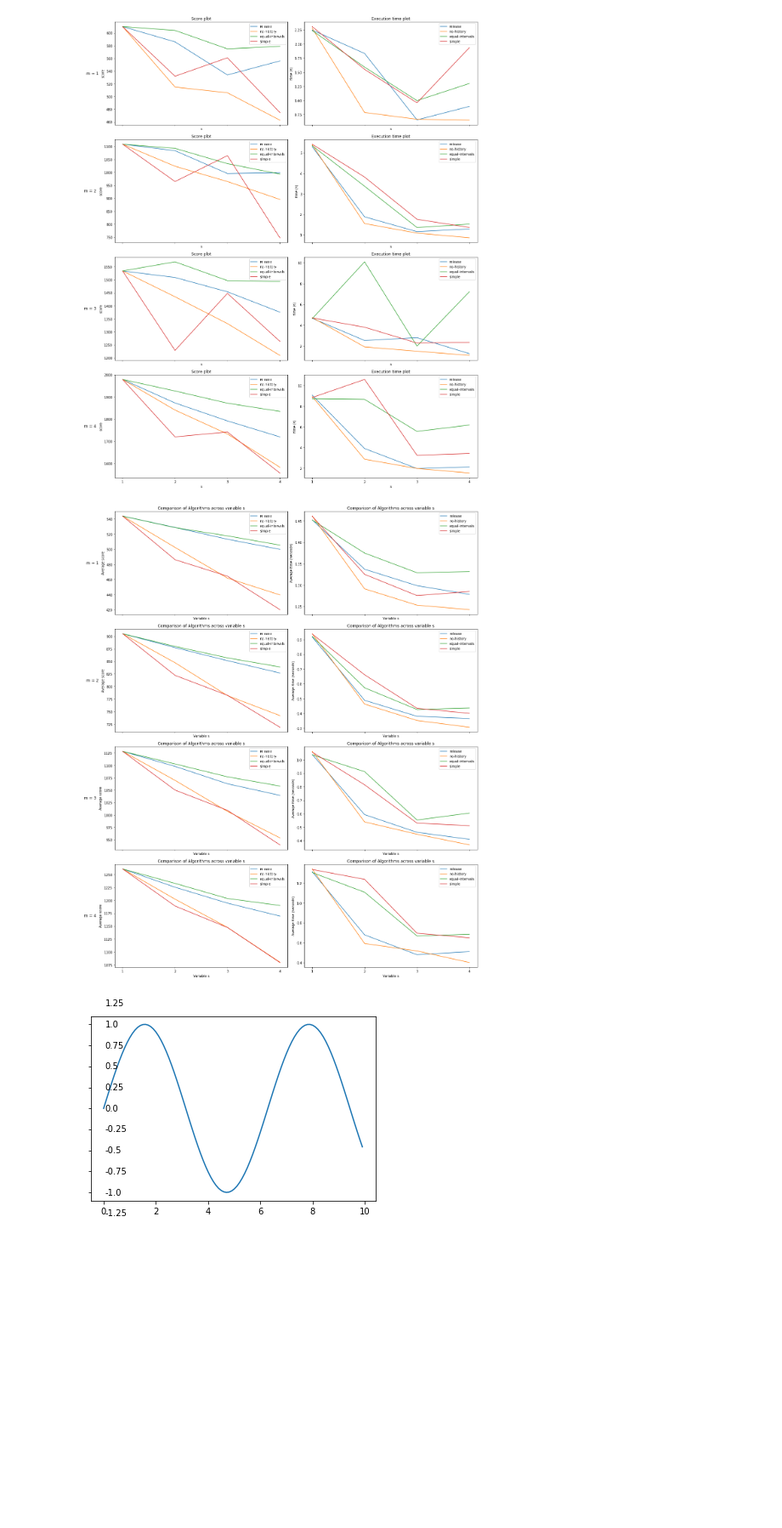
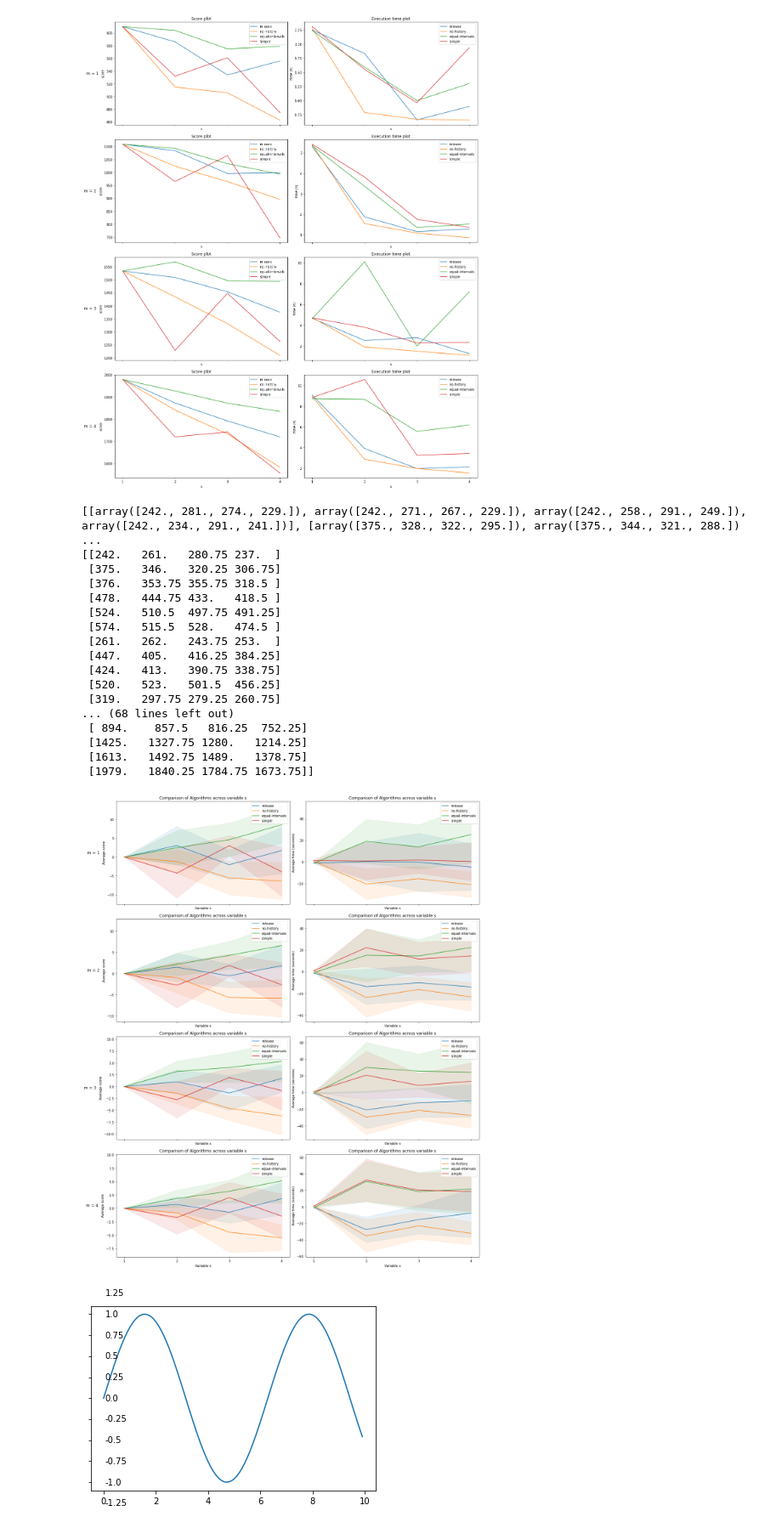
Before and after one commit to stathiskaps/PTOPTW, a Jupyter notebook: plotting.ipynb, the cells around one changed output. Shown at 85% size. Saved outputs shown, nothing was run; the diff lists cells and outputs as text; code cells hidden in the pictures; blank space fills up the shorter version.

```diff
--- a/plotting.ipynb
+++ b/plotting.ipynb
@@ -150,8 +150,8 @@ import numpy as np
 import matplotlib.ticker as ticker
 
 algorithms = ['release', 'no-history', 'equal-intervals', 'simple']
-# instances = ['pr01', 'pr02', 'pr03', 'pr04', 'pr05', 'pr06', 'pr07', 'pr08', 'pr09','pr10',
-#              'pr11', 'pr12', 'pr13', 'pr14', 'pr15', 'pr16', 'pr17', 'pr18', 'pr19','pr20']
+instances = ['pr01', 'pr02', 'pr03', 'pr04', 'pr05', 'pr06', 'pr07', 'pr08', 'pr09','pr10',
+             'pr11', 'pr12', 'pr13', 'pr14', 'pr15', 'pr16', 'pr17', 'pr18', 'pr19','pr20']
 
 # instances = ['pr01', 'pr02', 'pr03']
 # instances = ['pr01', 'pr02', 'pr03', 'pr04', 'pr05', 'pr06', 'pr07', 'pr08', 'pr09','pr10']
@@ -167,8 +167,8 @@ csv2 = pd.read_csv('./build/output/aws/release-no-history_benchmarks.csv', delim
 csv3 = pd.read_csv('./build/output/aws/release-equal-intervals_benchmarks.csv', delimiter=',')
 csv4 = pd.read_csv('./build/output/aws/release-simple_benchmarks.csv', delimiter=',')
 
-instances = csv1['instance'].unique()
-instances = instances[instances != 'c101']  # create a new array without the element 3
+# instances = csv1['instance'].unique()
+# instances = instances[instances != 'c101']  # create a new array without the element 3
 
 pad = 5
 
@@ -199,15 +199,17 @@ for m in range(0, 4):
             instance_times.append(np.pad(df['time'].tolist(), (0, 4 - len(df['time'])), constant_values=-9999).astype(np.float64))
         m_times.append(instance_times)
 
-#     temp_mean_scores = np.mean(m_scores,axis=1)
-#     m_scores = np.array(m_scores)
-#     for i in range(4):
-#         m_scores[:,i,:] = (m_scores[:,i,:]-temp_mean_scores)/temp_mean_scores*100
+    temp_mean_scores = np.mean(m_scores,axis=1)
+    print(m_scores)
+    print(temp_mean_scores)
+    m_scores = np.array(m_scores)
+    for i in range(4):
+        m_scores[:,i,:] = (m_scores[:,i,:]-temp_mean_scores)/temp_mean_scores*100
 
-#     temp_mean_times = np.mean(m_times, axis=1)
-#     m_times = np.array(m_times)
-#     for i in range(4):
-#         m_times[:,i,:] = (m_times[:,i,:]-temp_mean_times)/temp_mean_times*100
+    temp_mean_times = np.mean(m_times, axis=1)
+    m_times = np.array(m_times)
+    for i in range(4):
+        m_times[:,i,:] = (m_times[:,i,:]-temp_mean_times)/temp_mean_times*100
 
     mean_scores = np.mean(m_scores, axis=0)
     mean_times = np.mean(m_times, axis=0)
@@ -219,7 +221,7 @@ for m in range(0, 4):
     cc = ['#1f77b4', '#ff7f0e', '#2ca02c', '#d62728']
     for i in range(4):
         axs[m, 0].plot(range(1, 5), mean_scores[i], label=algorithms[i], color=cc[i])
-#         axs[m, 0].fill_between(range(1, 5),mean_scores[i]-std_scores[i], mean_scores[i]+std_scores[i],alpha=0.10, color=cc[i])
+        axs[m, 0].fill_between(range(1, 5),mean_scores[i]-std_scores[i], mean_scores[i]+std_scores[i],alpha=0.10, color=cc[i])
 
 
     # Set axis labels, title, and legend for the score plot
@@ -228,35 +230,52 @@ for m in range(0, 4):
     axs[m, 0].set_title('Comparison of Algorithms across variable s')
     axs[m, 0].legend()
 
     # Plot mean times for each algorithm using separate lines in the time plot
     for i in range(4):
         axs[m, 1].plot(range(1, 5), mean_times[i], label=algorithms[i], color=cc[i])
-#         axs[m, 1].fill_between(range(1, 5),mean_times[i]-std_times[i], mean_times[i]+std_times[i],alpha=0.10, color=cc[i])
+        axs[m, 1].fill_between(range(1, 5),mean_times[i]-std_times[i], mean_times[i]+std_times[i],alpha=0.10, color=cc[i])
     # Set axis labels, title, and legend for the time plot
     axs[m, 1].set_xlabel('Variable s')
     axs[m, 1].set_ylabel('Average time (seconds)')
     axs[m, 1].set_title('Comparison of Algorithms across variable s')
     axs[m, 1].legend()
 
     axs[m, 0].set_xticks(df1['s'].unique())
     axs[m, 1].set_xticks(df1['s'].unique())
 
 rows = ['m = {}'.format(row) for row in range(1, 5)]
 
 for ax, row in zip(axs[:,0], rows):
     ax.annotate(row, xy=(0, 0.5), xytext=(-ax.yaxis.labelpad - pad, 0),
                 xycoords=ax.yaxis.label, textcoords='offset points',
                 size='large', ha='right', va='center')
 
 # Adjust the spacing between subplots
 fig.tight_layout()
 
 fig.subplots_adjust(left=0.15)
 
 # display the plot
 plt.show()
 # %% [output]
+[[array([242., 281., 274., 229.]), array([242., 271., 267., 229.]), array([242., 258., 291., 249.]), array([242., 234., 291., 241.])], [array([375., 328., 322., 295.]), array([375., 344., 321., 288.]) ...
+[[242.   261.   280.75 237.  ]
+ [375.   346.   320.25 306.75]
+ [376.   353.75 355.75 318.5 ]
+ [478.   444.75 433.   418.5 ]
+ [524.   510.5  497.75 491.25]
+ [574.   515.5  528.   474.5 ]
+ [261.   262.   243.75 253.  ]
+ [447.   405.   416.25 384.25]
+ [424.   413.   390.75 338.75]
+ [520.   523.   501.5  456.25]
+ [319.   297.75 279.25 260.75]
+... (68 lines left out)
+ [ 894.    857.5   816.25  752.25]
+ [1425.   1327.75 1280.   1214.25]
+ [1613.   1492.75 1489.   1378.75]
+ [1979.   1840.25 1784.75 1673.75]]
-[figure, old version]
+[figure, new version]
 # %%
 # create an example plot
 import matplotlib.pyplot as plt
```
Also changed, not shown: 6 other files.
